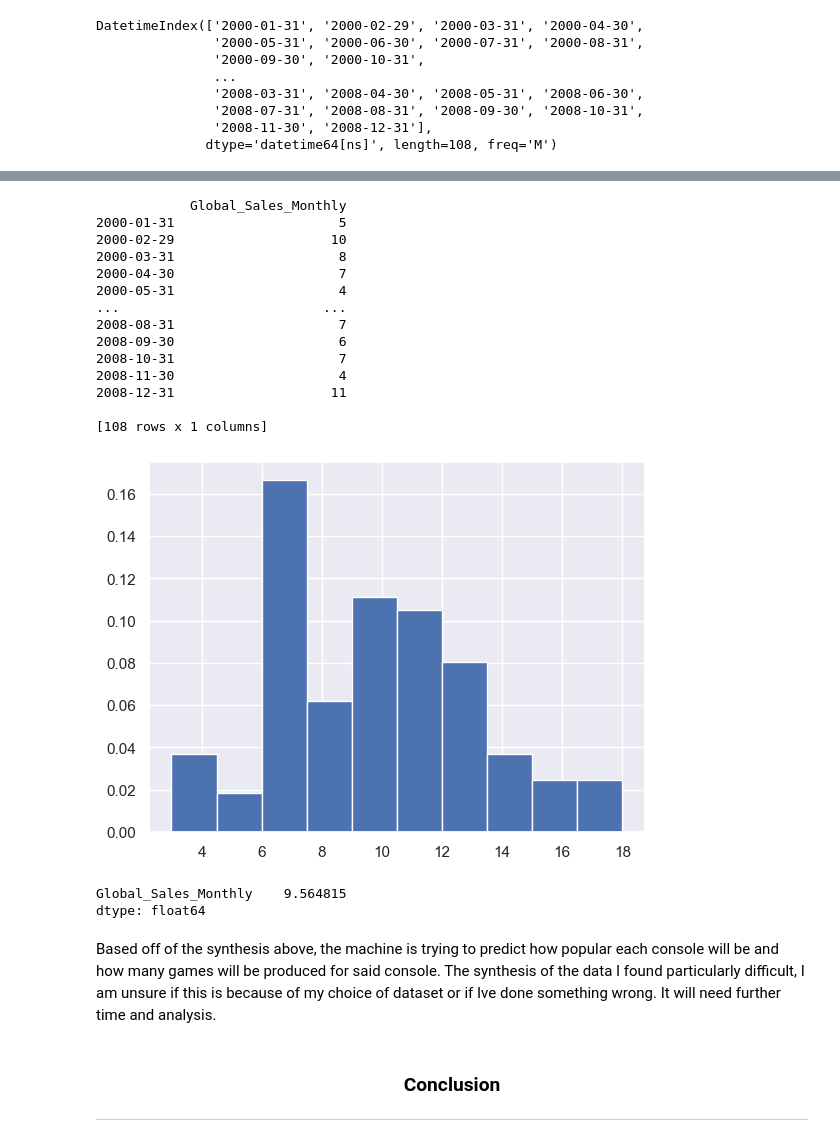
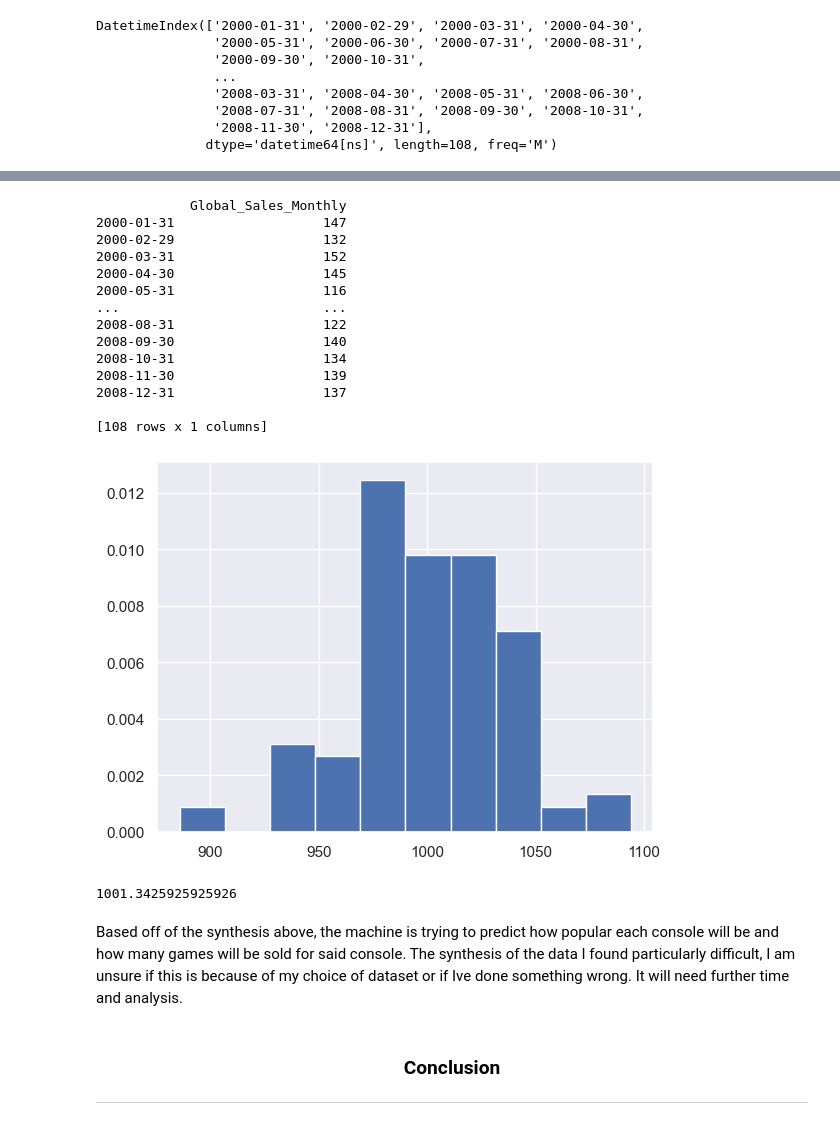
Before and after one commit to SeanE15/Programming-for-Data-Analysis, a Jupyter notebook: Assignment 1/PfDA Project 1.ipynb, the cells around one changed output, grey strips where cells are left out. Saved outputs shown, nothing was run; the diff lists cells and outputs as text; code cells hidden in the pictures.

```diff
--- a/Assignment 1/PfDA Project 1.ipynb
+++ b/Assignment 1/PfDA Project 1.ipynb
@@ -450,34 +463,34 @@ rng.random()
 # %%
-s = pd.DataFrame(data=rng.poisson(10, len(idx)), index=idx, columns = ['Global_Sales_Monthly'])
+#create a randomly generated poisson distribution showing predicted sales of games (in the millions) at the end of each month.
+s = pd.DataFrame(data=rng.poisson(140, len(idx)), index=idx, columns = ['Global_Sales_Monthly'])
 print(s)
 # %% [output]
             Global_Sales_Monthly
-2000-01-31                     5
-2000-02-29                    10
-2000-03-31                     8
-2000-04-30                     7
-2000-05-31                     4
+2000-01-31                   147
+2000-02-29                   132
+2000-03-31                   152
+2000-04-30                   145
+2000-05-31                   116
 ...                          ...
-2008-08-31                     7
-2008-09-30                     6
-2008-10-31                     7
-2008-11-30                     4
-2008-12-31                    11
+2008-08-31                   122
+2008-09-30                   140
+2008-10-31                   134
+2008-11-30                   139
+2008-12-31                   137
 
 [108 rows x 1 columns]
 # %%
-R= rng.poisson(1000,16000)
+s = rng.poisson(1000,108)
 count, bins, ignored = plt.hist(s, 10, density=True)
 plt.show()
 # %% [output]
-[figure, old version]
+[figure, new version]
 # %%
 s.mean()
 # %% [output]
-Global_Sales_Monthly    9.564815
-dtype: float64
+1001.3425925925926
 # %% [markdown]
-Based off of the synthesis above, the machine is trying to predict how popular each console will be and how many games will be produced for said console. The synthesis of the data I found particularly difficult, I am unsure if this is because of my choice of dataset or if Ive done something wrong. It will need further time and analysis.
+Based off of the synthesis above, the machine is trying to predict how popular each console will be and how many games will be sold for said console. The synthesis of the data I found particularly difficult, I am unsure if this is because of my choice of dataset or if Ive done something wrong. It will need further time and analysis.
 # %% [markdown]
 <h3 align="center">Conclusion</h3>
 
```
Also changed, not shown: parts of 13 cells of this notebook.
